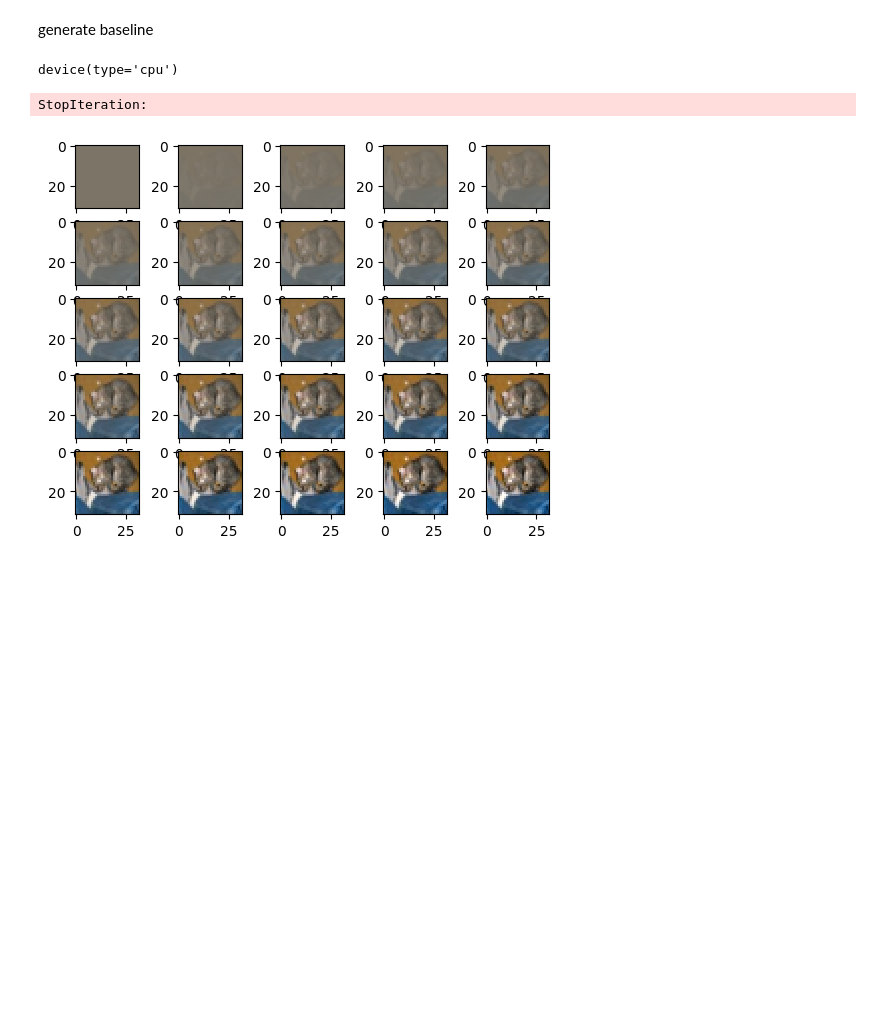
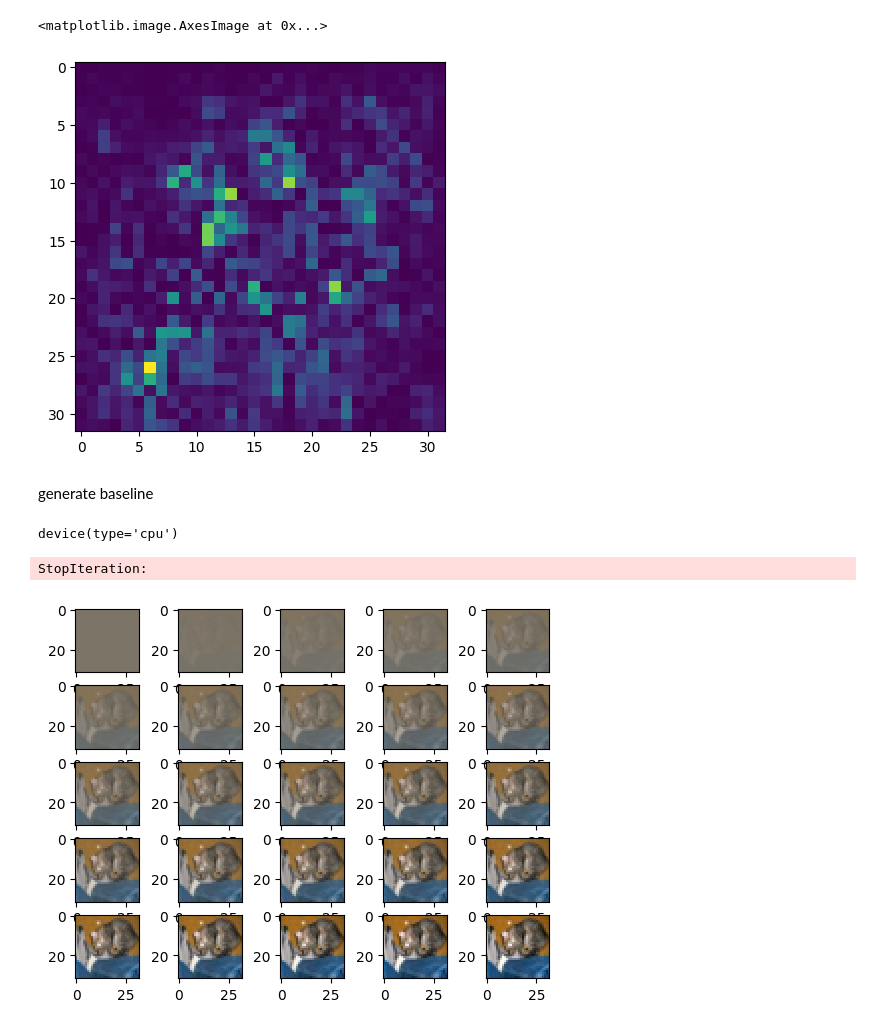
Before and after one commit to jleehun/ig_inversion, a Jupyter notebook: tasks/0524.ipynb, the cells around one changed output. Drawn from its saved outputs; the diff is of its cells as text; code cells hidden in the pictures; blank space fills up the shorter version.

```diff
--- a/tasks/0524.ipynb
+++ b/tasks/0524.ipynb
@@ -118,0 +148,4 @@ def call_model_function(images, call_model_args=None, expected_keys=None):
+# %%
+import numpy as np
+a = np.load('/home/dhlee/results/cifar10/image_linear_zero_attribution.npy')
+a.shape
@@ -119,3 +364,9 @@ def call_model_function(images, call_model_args=None, expected_keys=None):
+# %%
+import matplotlib.pyplot as plt
+plt.imshow(a[0])
+# %% [output]
+<matplotlib.image.AxesImage at 0x...>
+[figure, added]
 # %%
 data_path="/root/data/ILSVRC2012_val/"
 
```
Also changed, not shown: parts of 18 cells of this notebook, 8 other files.
